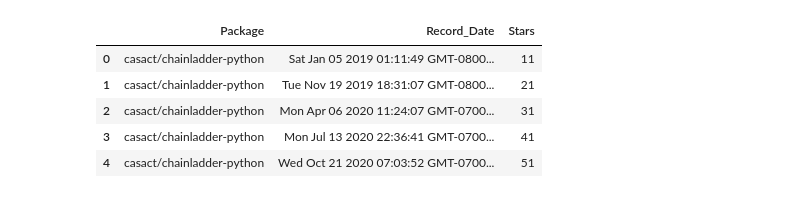
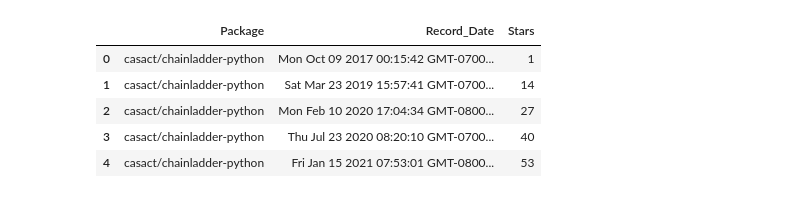
Before and after one commit to casact/chainladder-python, a Jupyter notebook: docs/library/presentation_assets/star_history.ipynb, the cells around one changed output. Saved outputs shown, nothing was run; the diff lists cells and outputs as text; code cells hidden in the pictures.

```diff
--- a/docs/library/presentation_assets/star_history.ipynb
+++ b/docs/library/presentation_assets/star_history.ipynb
@@ -15,12 +15,12 @@ Intel MKL WARNING: Support of Intel(R) Streaming SIMD Extensions 4.2 (Intel(R) S
 # %%
 # data source: https://star-history.com/#casact/chainladder-python&lifelib-dev/lifelib&mages/ChainLadder&fumitoh/modelx&Date
-data = pd.read_csv("star-history-20231006.csv")
-data.columns =["Package", "Record_Date","Stars"]
+data = pd.read_csv("star-history-20250702.csv")
+data.columns = ["Package", "Record_Date", "Stars"]
 data.head()
 # %% [output]
 |  | Package | Record_Date | Stars |
-| 0 | casact/chainladder-python | Sat Jan 05 2019 01:11:49 GMT-0800... | 11 |
-| 1 | casact/chainladder-python | Tue Nov 19 2019 18:31:07 GMT-0800... | 21 |
-| 2 | casact/chainladder-python | Mon Apr 06 2020 11:24:07 GMT-0700... | 31 |
-| 3 | casact/chainladder-python | Mon Jul 13 2020 22:36:41 GMT-0700... | 41 |
-| 4 | casact/chainladder-python | Wed Oct 21 2020 07:03:52 GMT-0700... | 51 |
+| 0 | casact/chainladder-python | Mon Oct 09 2017 00:15:42 GMT-0700... | 1 |
+| 1 | casact/chainladder-python | Sat Mar 23 2019 15:57:41 GMT-0700... | 14 |
+| 2 | casact/chainladder-python | Mon Feb 10 2020 17:04:34 GMT-0800... | 27 |
+| 3 | casact/chainladder-python | Thu Jul 23 2020 08:20:10 GMT-0700... | 40 |
+| 4 | casact/chainladder-python | Fri Jan 15 2021 07:53:01 GMT-0800... | 53 |
```
Also changed, not shown: parts of 8 cells of this notebook, 3 other files.
